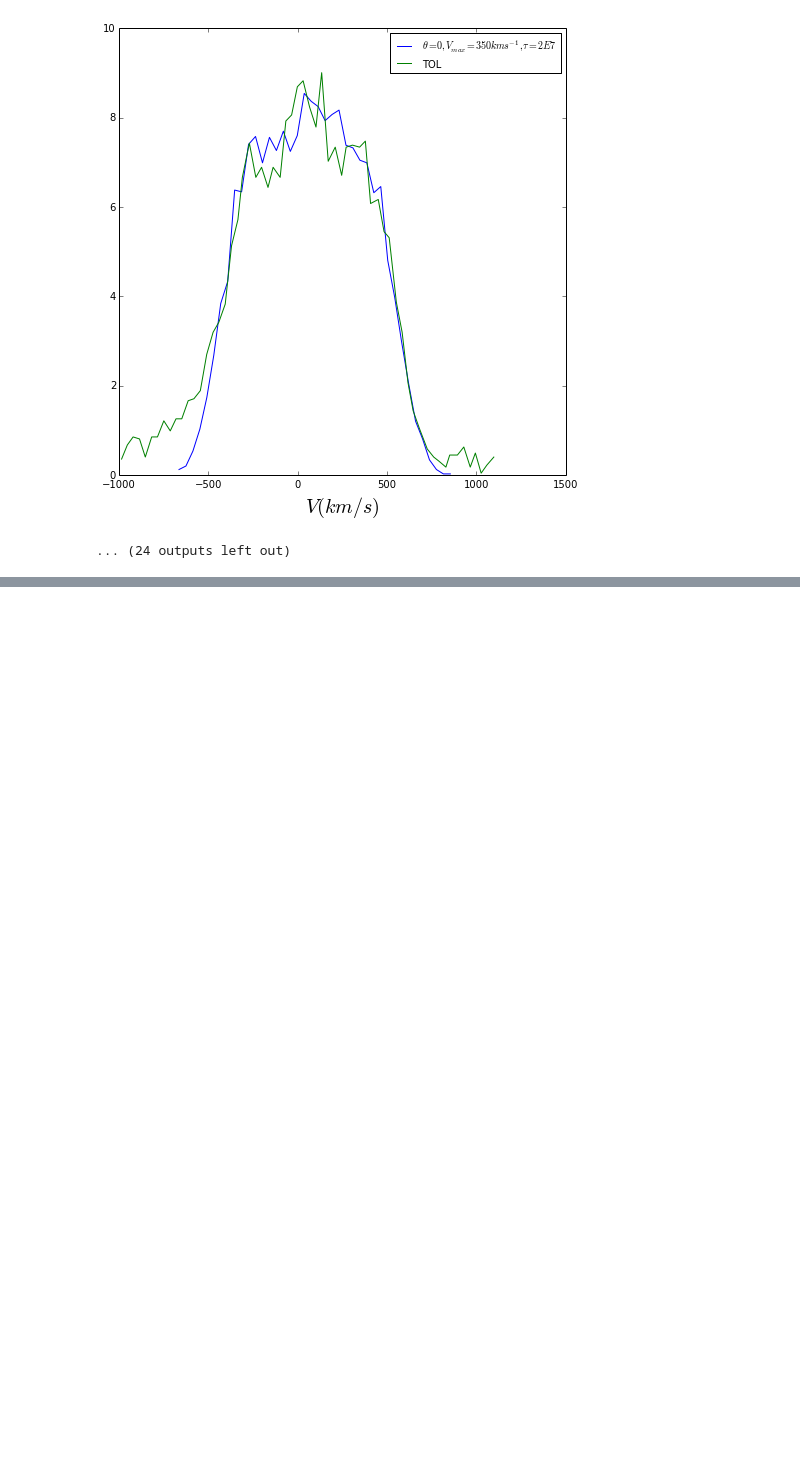
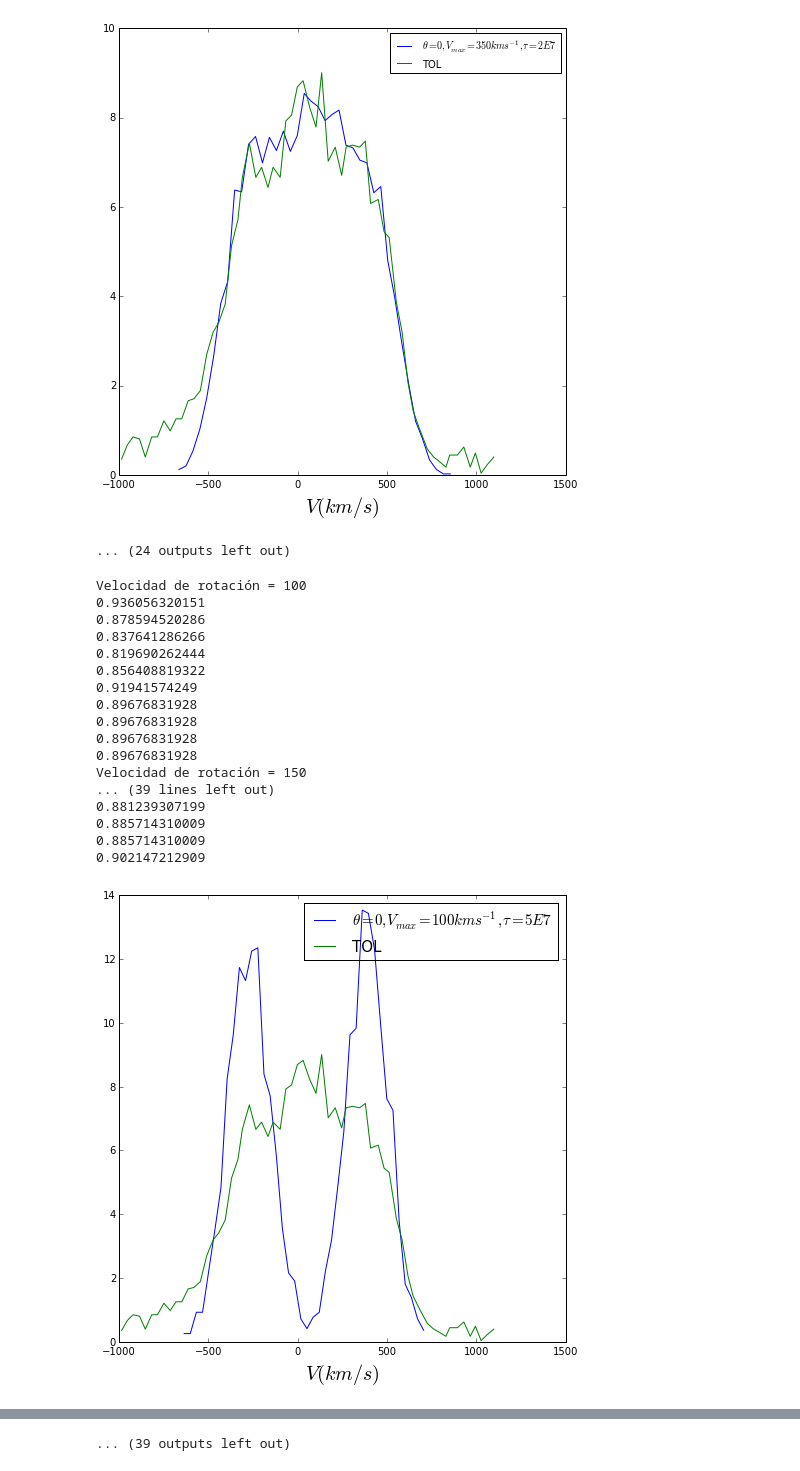
Before and after one commit to astroandes/tololo-lya-fit, a Jupyter notebook: code/CLARA_profiles.ipynb, the cells around one changed output, grey strips where cells are left out. Cells and saved outputs as stored; diff of their text form; code cells hidden in the pictures; blank space fills up the shorter version.

```diff
--- a/code/CLARA_profiles.ipynb
+++ b/code/CLARA_profiles.ipynb
@@ -67,3 +67,54 @@ for v in v_list:
 [figure]
 [figure]
 ... (24 outputs left out)
+# %%
+def plot_comparison2(v_max=300, view_angle=0):
+    v_max=v_max
+    view_angle = view_angle
+    filename_in="../data/CLARA/Sphere_V%d_T5E7_out.dat"%(v_max)
+    filename_out ="../data/tmp/Sphere_V%d_T5E7_%d_out.dat"%(v_max,view_angle)
+    command = "python viewing_angle.py %s %d > %s"%(filename_in, view_angle, filename_out)
+    os.system(command)
+    data = np.loadtxt(filename_out)
+    tol = np.loadtxt("../data/obs/tol.txt")
+    voff = 39.2342980263
+    binT = tol[1,0]-tol[0,0]
+    binC = 12.85*(data[1,1] - data[0,1])
+
+    Norm = binT / binC
+    print Norm
+
+    fig, ax = pyplot.subplots(figsize=(8, 8))
+    ax.plot(-data[:,1]*12.85 + voff, data[:,0]*sum(tol[:,1])*Norm/sum(data[:,0]),label=r"$\theta = %d, V_{max}=%dkms^{-1}, \tau=5E7$"%(view_angle,v_max))
+    ax.plot(tol[:,0], tol[:,1], label="TOL")
+    ax.legend(fontsize=15)
+    xlabel(r"$V(km/s)$", fontsize=20)
+    #fig.savefig("../figs/CLARA-TOL_%d_%d.png"%(view_angle, v_max))
+    #close()
+    return
+# %%
+v_list = [100, 150, 200, 250, 300]
+angle_list = [0,10,20,30,40, 50, 60, 70, 80, 90]
+for v in v_list:
+    print "Velocidad de rotación =", v
+    for a in angle_list:
+        plot_comparison2(v_max=v, view_angle=a)
+# %% [output]
+Velocidad de rotación = 100
+0.936056320151
+0.878594520286
+0.837641286266
+0.819690262444
+0.856408819322
+0.91941574249
+0.89676831928
+0.89676831928
+0.89676831928
+0.89676831928
+Velocidad de rotación = 150
+... (39 lines left out)
+0.881239307199
+0.885714310009
+0.885714310009
+0.902147212909
+[figure, added]
@@ -69,0 +131 @@ for v in v_list:
+... (39 outputs left out)
```
Also changed, not shown: parts of 1 cell of this notebook.
